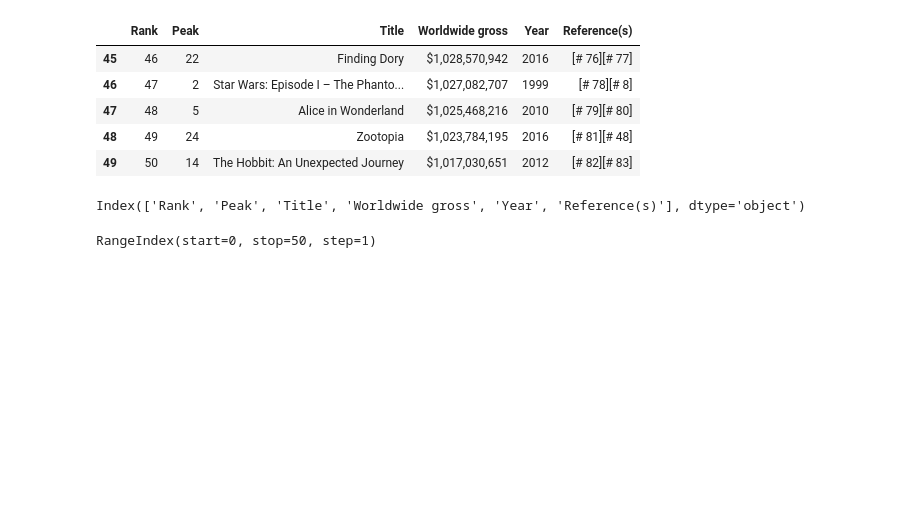
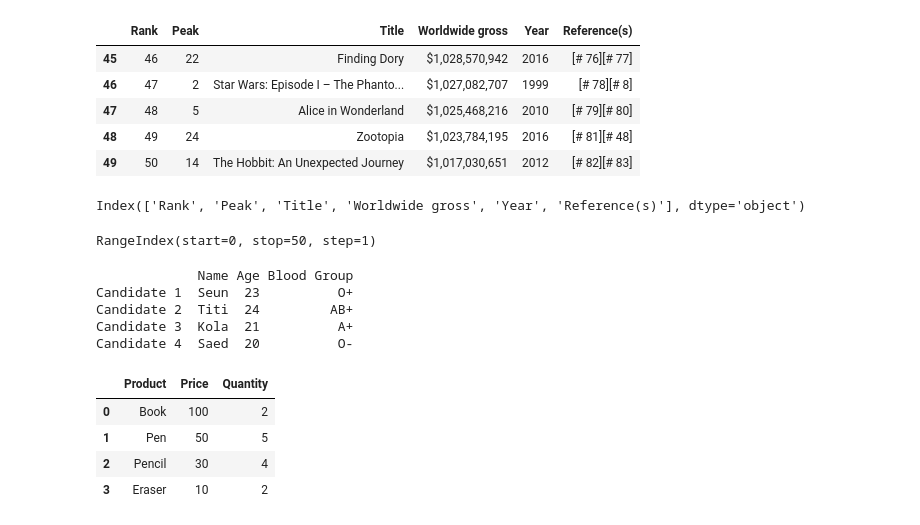
Before and after one commit to RheedWhan/AltSchool_DataScience_2023, a Jupyter notebook: Introduction_to_Data_Analysis_LMS.ipynb, the cells around one changed output. Cells and saved outputs as stored; diff of their text form; code cells hidden in the pictures; blank space fills up the shorter version.

```diff
--- a/Introduction_to_Data_Analysis_LMS.ipynb
+++ b/Introduction_to_Data_Analysis_LMS.ipynb
@@ -94,0 +101,20 @@ RangeIndex(start=0, stop=50, step=1)
+# %%
+print(names.T)
+# %% [output]
+             Name Age Blood Group
+Candidate 1  Seun  23          O+
+Candidate 2  Titi  24         AB+
+Candidate 3  Kola  21          A+
+Candidate 4  Saed  20          O-
+# %%
+dict_of_names = {'Product': ['Book', 'Pen', 'Pencil', 'Eraser'], 'Price': [100, 50, 30, 10], 'Quantity': [2, 5, 4, 2]}
+# %%
+goods = pd.DataFrame(dict_of_names)
+# %%
+goods
+# %% [output]
+|  | Product | Price | Quantity |
+| 0 | Book | 100 | 2 |
+| 1 | Pen | 50 | 5 |
+| 2 | Pencil | 30 | 4 |
+| 3 | Eraser | 10 | 2 |
```
Also changed, not shown: parts of 3 cells of this notebook.
